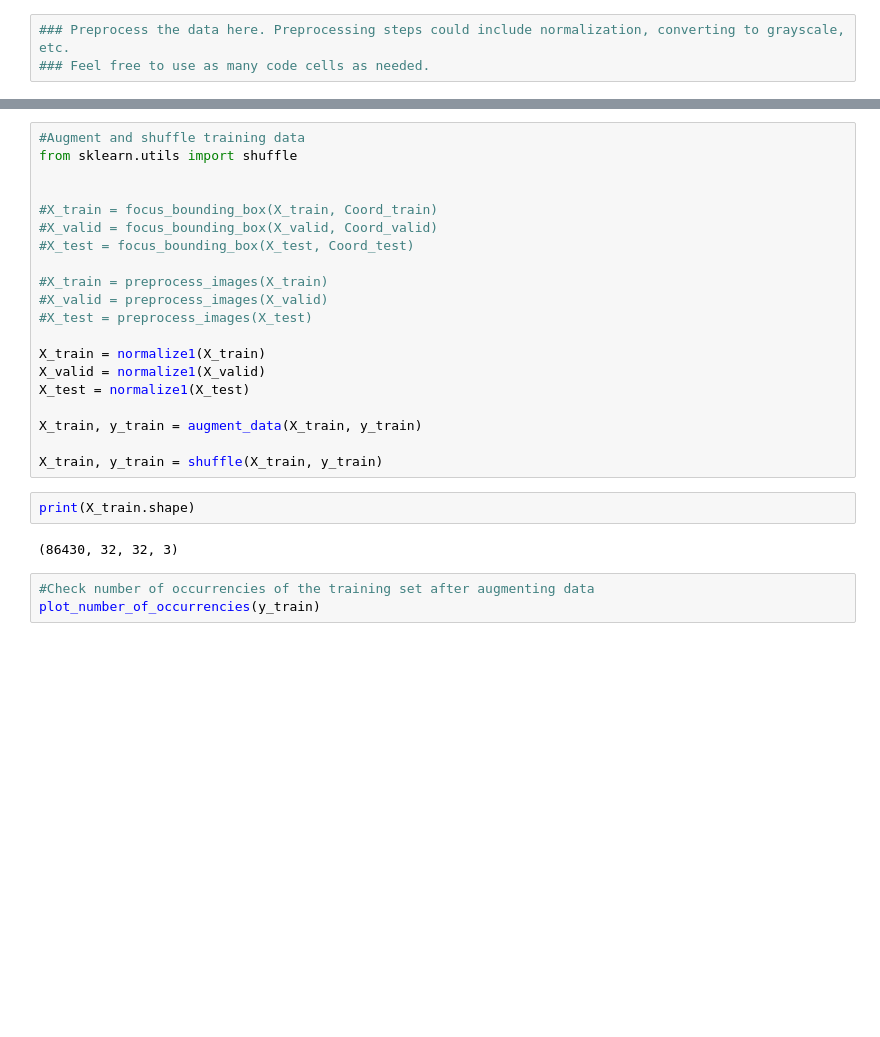
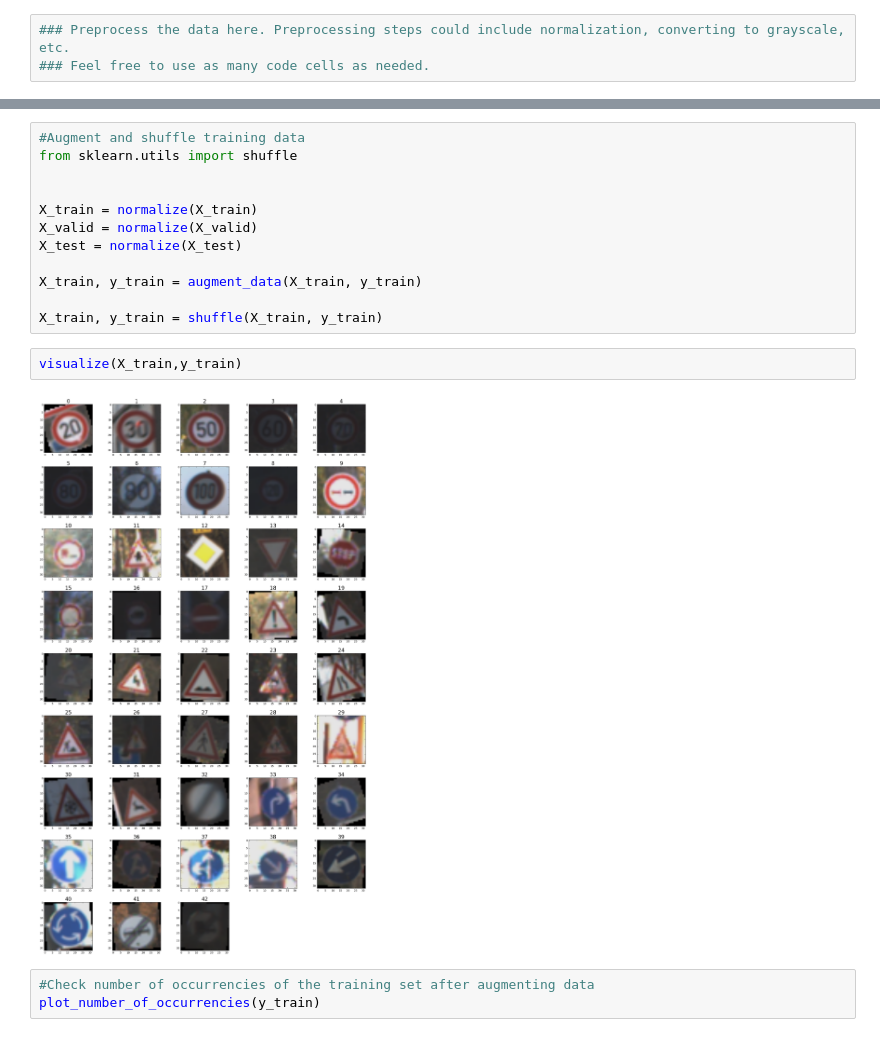
Before and after one commit to adricostas/CarND-Traffic-Sign-Classifier-Project, a Jupyter notebook: Traffic_Sign_Classifier.ipynb, the cells around one changed output, grey strips where cells are left out. Saved outputs shown, nothing was run; the diff lists cells and outputs as text; blank space fills up the shorter version.

```diff
--- a/Traffic_Sign_Classifier.ipynb
+++ b/Traffic_Sign_Classifier.ipynb
@@ -264,25 +217,17 @@ def focus_bounding_box (X, Coords):
 from sklearn.utils import shuffle
 
 
-#X_train = focus_bounding_box(X_train, Coord_train)
-#X_valid = focus_bounding_box(X_valid, Coord_valid)
-#X_test = focus_bounding_box(X_test, Coord_test)
-
-#X_train = preprocess_images(X_train)
-#X_valid = preprocess_images(X_valid)
-#X_test = preprocess_images(X_test)
-
-X_train = normalize1(X_train)
-X_valid = normalize1(X_valid)
-X_test = normalize1(X_test)
+X_train = normalize(X_train)
+X_valid = normalize(X_valid)
+X_test = normalize(X_test)
 
 X_train, y_train = augment_data(X_train, y_train)
 
 X_train, y_train = shuffle(X_train, y_train)
-# %%
-print(X_train.shape)
-# %% [output]
-(86430, 32, 32, 3)
+# %%
+visualize(X_train,y_train)
+# %% [output]
+[figure, added]
 # %%
 #Check number of occurrencies of the training set after augmenting data
 plot_number_of_occurrencies(y_train)
```
Also changed, not shown: parts of 7 cells of this notebook.
